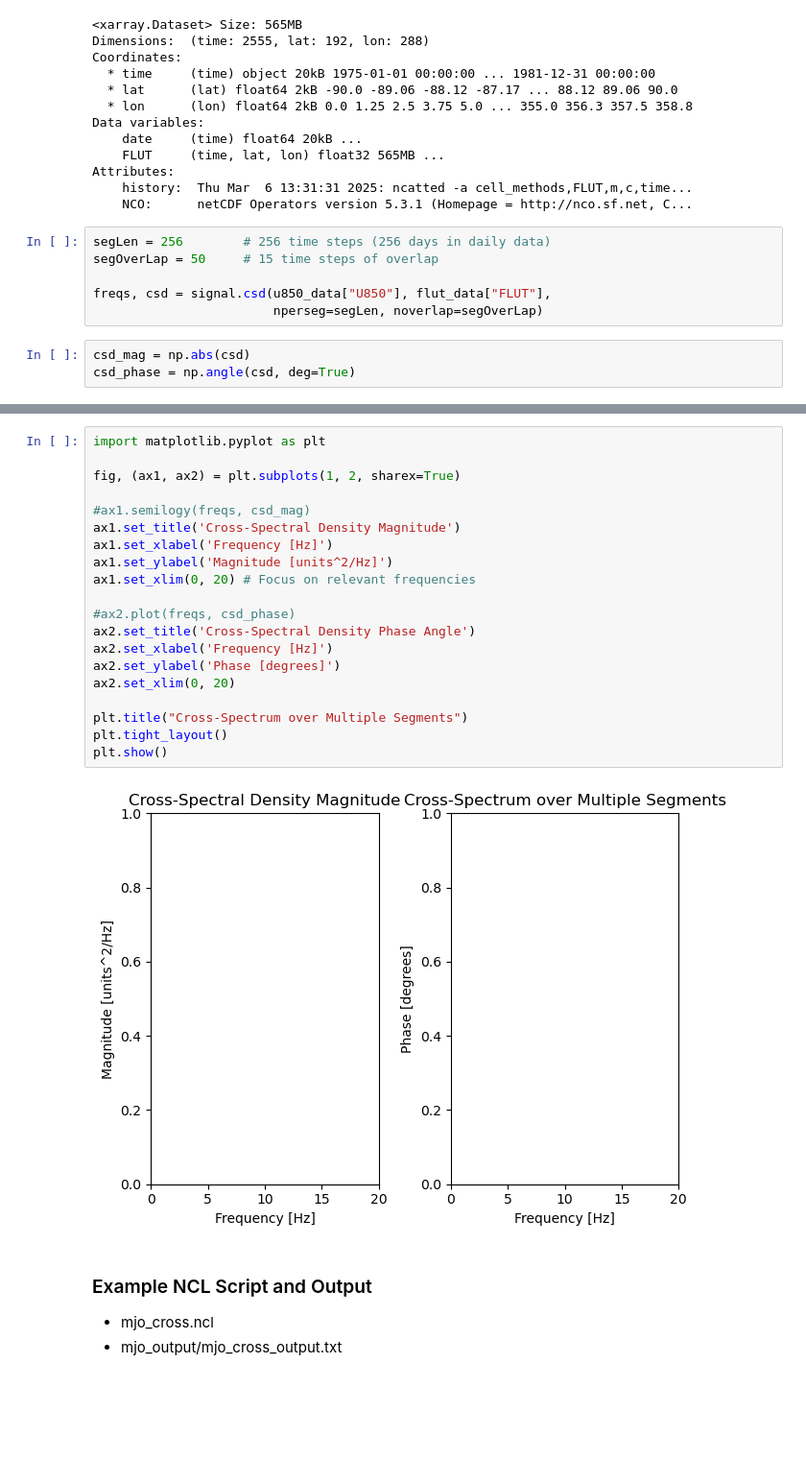
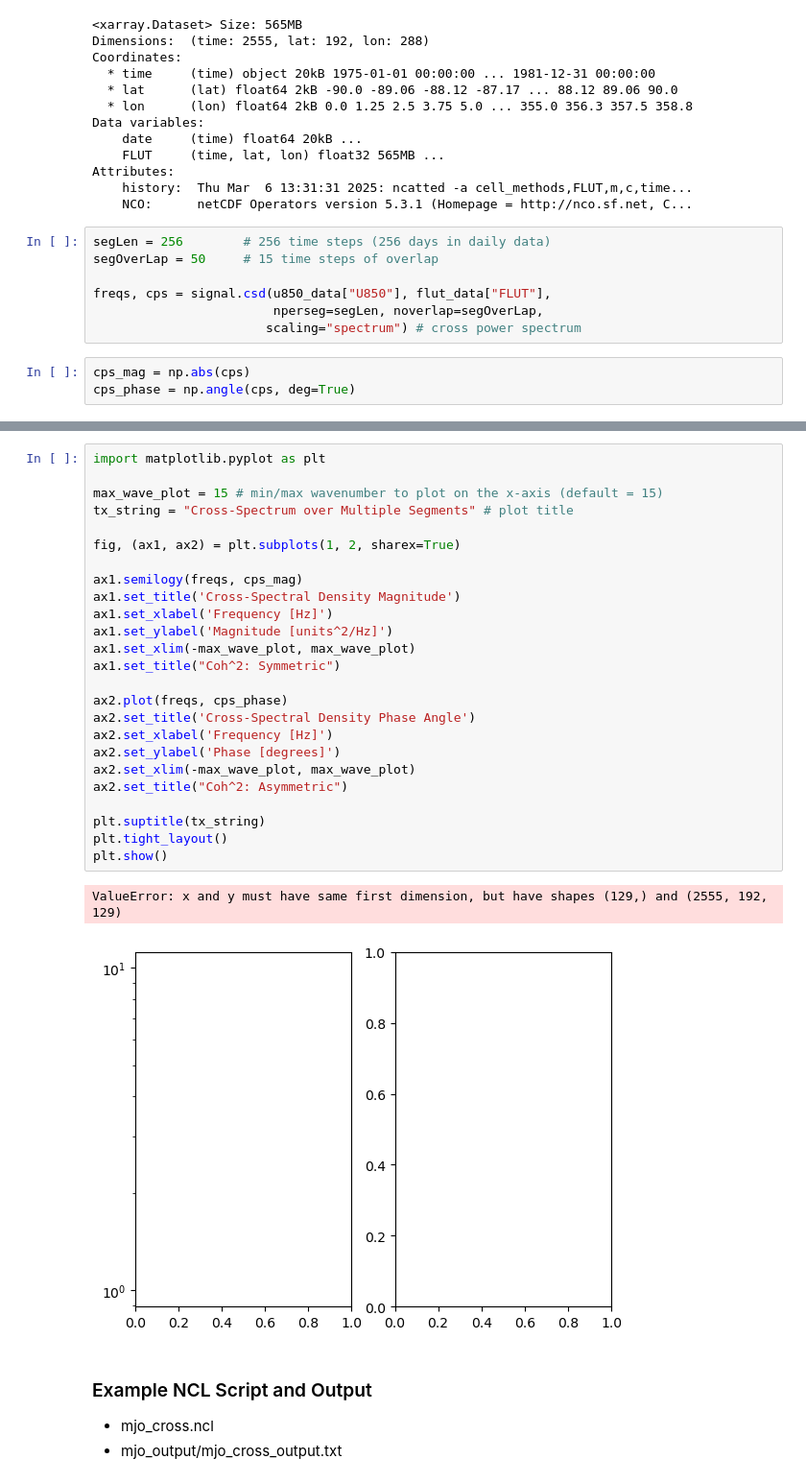
Before and after one commit to cyschneck/geocat-research, a Jupyter notebook: mjo/mjo_cross.ipynb, the cells around one changed output, grey strips where cells are left out. Shown at 96% size. Drawn from its saved outputs; the diff is of its cells as text; blank space fills up the shorter version.

Commit message:
power spectrum vs density

```diff
--- a/mjo/mjo_cross.ipynb
+++ b/mjo/mjo_cross.ipynb
@@ -50,8 +50,9 @@ Attributes:
 segLen = 256        # 256 time steps (256 days in daily data)
 segOverLap = 50     # 15 time steps of overlap
 
-freqs, csd = signal.csd(u850_data["U850"], flut_data["FLUT"],
-                        nperseg=segLen, noverlap=segOverLap)
+freqs, cps = signal.csd(u850_data["U850"], flut_data["FLUT"],
+                        nperseg=segLen, noverlap=segOverLap,
+                       scaling="spectrum") # cross power spectrum
 # %%
-csd_mag = np.abs(csd)
-csd_phase = np.angle(csd, deg=True)
+cps_mag = np.abs(cps)
+cps_phase = np.angle(cps, deg=True)
@@ -58,25 +75,31 @@ csd_phase = np.angle(csd, deg=True)
 # %%
 import matplotlib.pyplot as plt
 
+max_wave_plot = 15 # min/max wavenumber to plot on the x-axis (default = 15)
+tx_string = "Cross-Spectrum over Multiple Segments" # plot title
+
 fig, (ax1, ax2) = plt.subplots(1, 2, sharex=True)
 
-#ax1.semilogy(freqs, csd_mag)
+ax1.semilogy(freqs, cps_mag)
 ax1.set_title('Cross-Spectral Density Magnitude')
 ax1.set_xlabel('Frequency [Hz]')
 ax1.set_ylabel('Magnitude [units^2/Hz]')
-ax1.set_xlim(0, 20) # Focus on relevant frequencies
+ax1.set_xlim(-max_wave_plot, max_wave_plot)
+ax1.set_title("Coh^2: Symmetric")
 
-#ax2.plot(freqs, csd_phase)
+ax2.plot(freqs, cps_phase)
 ax2.set_title('Cross-Spectral Density Phase Angle')
 ax2.set_xlabel('Frequency [Hz]')
 ax2.set_ylabel('Phase [degrees]')
-ax2.set_xlim(0, 20)
+ax2.set_xlim(-max_wave_plot, max_wave_plot)
+ax2.set_title("Coh^2: Asymmetric")
 
-plt.title("Cross-Spectrum over Multiple Segments")
+plt.suptitle(tx_string)
 plt.tight_layout()
 plt.show()
 # %% [output]
+ValueError: x and y must have same first dimension, but have shapes (129,) and (2555, 192, 129)
-[figure, old version]
+[figure, new version]
 # %% [markdown]
 ### Example NCL Script and Output
 
```
Also changed, not shown: parts of 2 cells of this notebook.
